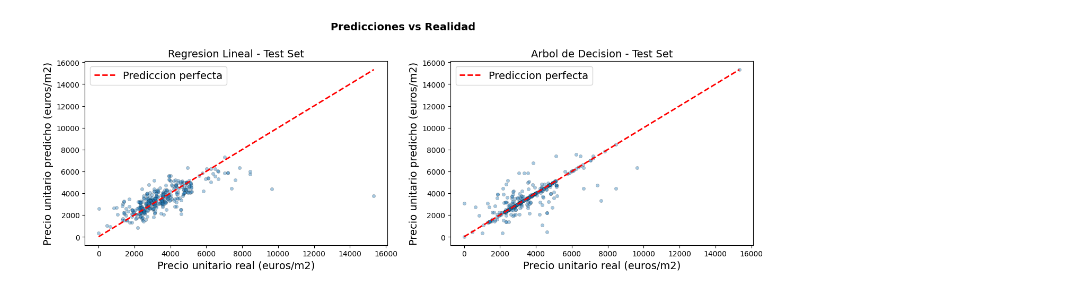
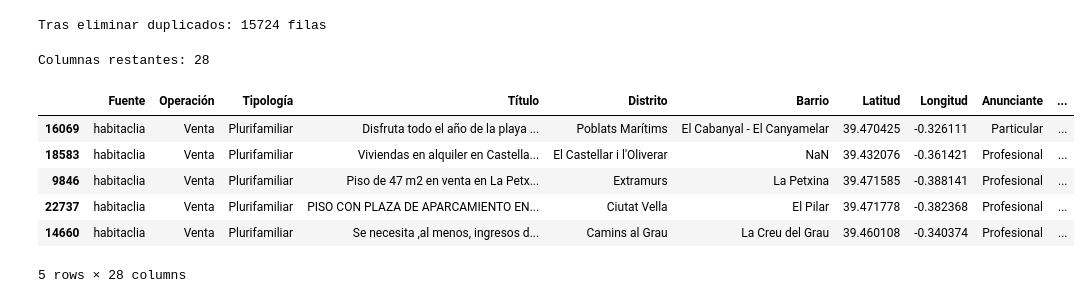
Before and after one commit to Apriroca/ML_Prediccion_Vivienda_Valencia, a Jupyter notebook: main.ipynb, the cells around one changed output. Cells and saved outputs as stored; diff of their text form; code cells hidden in the pictures.

```diff
--- a/main.ipynb
+++ b/main.ipynb
@@ -141,9 +79,0 @@ memory usage: 537.5+ KB
-# %%
-# Eliminar duplicados
-train_set = train_set.sort_values(by='Precio')
-train_set = train_set.drop_duplicates(subset=['Referencia_interna', 'Operación'])
-
-train_set["Referencia_interna"].nunique()
-train_set.nunique()
-len(train_set)
-train_set
@@ -164,13 +79,0 @@ train_set
-# %%
-# Columnas a eliminar: Tipologia, Titulo, provincia , municipio, C.P, planta, Empresa, imagen, URL, Teléfono, email, posible agencia, comentarios, descartado, Estado, Ranking, Dias
-columnas_a_eliminar=[
-    "Tipología", "Título", "Provincia", "Municipio", "C.P.",
-    "Planta", "Empresa", "Imagen", "URL", "Teléfono",
-    "Email", "Posible agencia", "Referencia", "Operación", "Fecha de creación",
-    "Comentarios", "Descartado","Estado", "Ranking", "Días","Conservación"
-]
-
-train_set = train_set.drop(columns=columnas_a_eliminar)
-
-print(f"Columnas restantes: {len(train_set.columns)}")
-train_set.head()
@@ -351,3 +79,0 @@ pd.get_dummies(train_set, columns=["Fuente", "Distrito", "Barrio", "Anunciante",
-# %%
-train_set_bck = train_set.copy()
-train_set = pd.get_dummies(train_set, columns = ["Fuente", "Distrito", "Barrio", "Anunciante", "Aire acondicionado", "Ascensor", "Garaje", "Trastero", "Terraza", "Piscina", "Zonas verdes", "Zona deportiva","Demanda"], dtype = int)
@@ -597,19 +80,28 @@ Si el arbol tiene error~0 en train y alto en test -> overfitting
-# %%
-# Grafico: predicciones vs realidad
-fig, axes = plt.subplots(1, 2, figsize=(14, 5))
-
-modelos = [(test_pred_lin, "Regresion Lineal"), (test_pred_tree, "Arbol de Decision")]
-for ax, (preds, nombre) in zip(axes, modelos):
-    ax.scatter(y_test, preds, alpha=0.4, edgecolors="k", linewidths=0.3, s=20)
-    lims = [min(y_test.min(), preds.min()), max(y_test.max(), preds.max())]
-    ax.plot(lims, lims, "r--", linewidth=2, label="Prediccion perfecta")
-    ax.set_xlabel("Precio unitario real (euros/m2)")
-    ax.set_ylabel("Precio unitario predicho (euros/m2)")
-    ax.set_title(nombre + " - Test Set")
-    ax.legend()
-
-plt.suptitle("Predicciones vs Realidad", fontsize=14, fontweight="bold")
-plt.tight_layout()
-plt.show()
-# %% [output]
-[figure, removed]
+# %%
+# Eliminar duplicados
+# CORRECCION: era df.drop_duplicates -> debe ser train_set.drop_duplicates
+train_set = train_set.sort_values(by='Precio')
+train_set = train_set.drop_duplicates(subset=['Referencia_interna'])
+print(f'Tras eliminar duplicados: {len(train_set)} filas')
+# %% [output]
+Tras eliminar duplicados: 15724 filas
+# %%
+# Columnas a eliminar
+columnas_a_eliminar = [
+    'Tipologia', 'Titulo', 'Provincia', 'Municipio', 'C.P.',
+    'Planta', 'Empresa', 'Imagen', 'URL', 'Telefono',
+    'Email', 'Posible agencia', 'Referencia', 'Operacion', 'Fecha de creacion',
+    'Comentarios', 'Descartado', 'Estado', 'Ranking', 'Dias', 'Conservacion'
+]
+train_set = train_set.drop(columns=columnas_a_eliminar, errors='ignore')
+print(f'Columnas restantes: {len(train_set.columns)}')
+train_set.head()
+# %% [output]
+Columnas restantes: 28
+|  | Fuente | Operación | Tipología | Título | Distrito | Barrio | Latitud | Longitud | Anunciante | ... |
+| 16069 | habitaclia | Venta | Plurifamiliar | Disfruta todo el año de la playa ... | Poblats Marítims | El Cabanyal - El Canyamelar | 39.470425 | -0.326111 | Particular | ... |
+| 18583 | habitaclia | Venta | Plurifamiliar | Viviendas en alquiler en Castella... | El Castellar i l'Oliverar | NaN | 39.432076 | -0.361421 | Profesional | ... |
+| 9846 | habitaclia | Venta | Plurifamiliar | Piso de 47 m2 en venta en La Petx... | Extramurs | La Petxina | 39.471585 | -0.388141 | Profesional | ... |
+| 22737 | habitaclia | Venta | Plurifamiliar | PISO CON PLAZA DE APARCAMIENTO EN... | Ciutat Vella | El Pilar | 39.471778 | -0.382368 | Profesional | ... |
+| 14660 | habitaclia | Venta | Plurifamiliar | Se necesita ,al menos, ingresos d... | Camins al Grau | La Creu del Grau | 39.460108 | -0.340374 | Profesional | ... |
+5 rows × 28 columns
```
Also changed, not shown: parts of 94 cells of this notebook, 12 other files.
